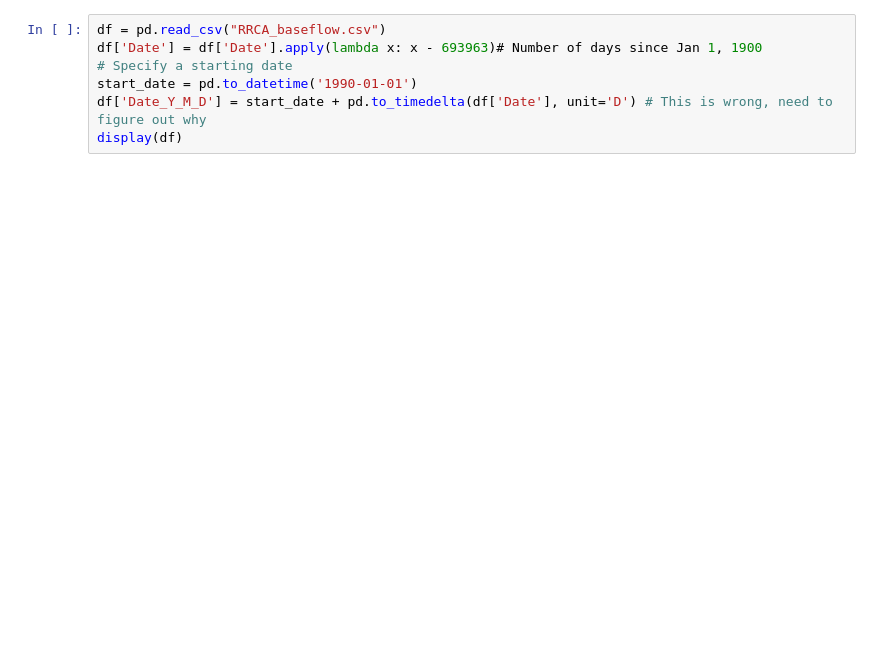
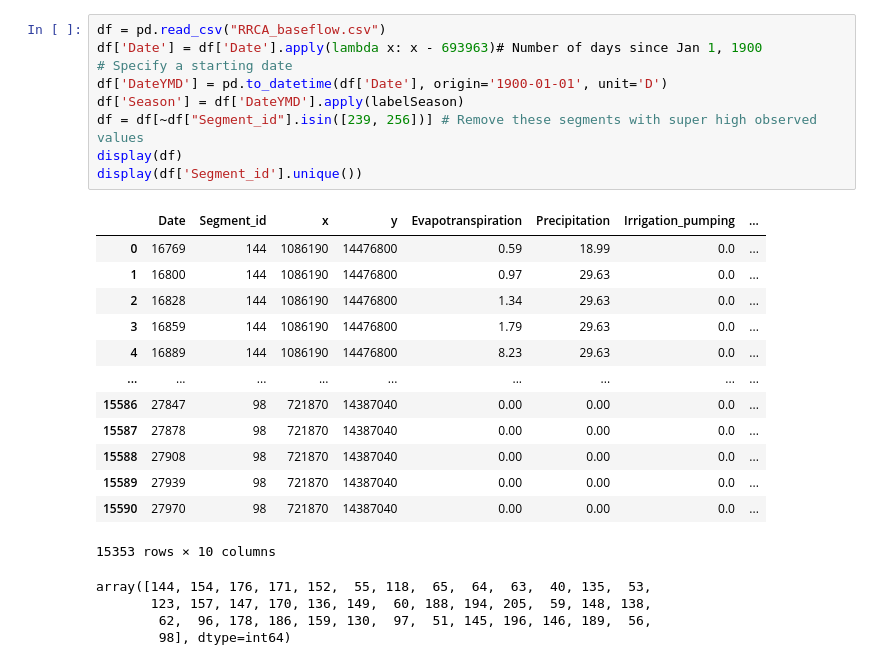
Before and after one commit to JHamoni676/cs5830_project6, a Jupyter notebook: layton.ipynb, the cells around one changed output. Drawn from its saved outputs; the diff is of its cells as text; blank space fills up the shorter version.

```diff
--- a/layton.ipynb
+++ b/layton.ipynb
@@ -5,7 +19,27 @@ import matplotlib.pyplot as plt
 # %%
 df = pd.read_csv("RRCA_baseflow.csv")
 df['Date'] = df['Date'].apply(lambda x: x - 693963)# Number of days since Jan 1, 1900
 # Specify a starting date
-start_date = pd.to_datetime('1990-01-01')
-df['Date_Y_M_D'] = start_date + pd.to_timedelta(df['Date'], unit='D') # This is wrong, need to figure out why
+df['DateYMD'] = pd.to_datetime(df['Date'], origin='1900-01-01', unit='D')
+df['Season'] = df['DateYMD'].apply(labelSeason)
+df = df[~df["Segment_id"].isin([239, 256])] # Remove these segments with super high observed values
 display(df)
+display(df['Segment_id'].unique())
+# %% [output]
+|  | Date | Segment_id | x | y | Evapotranspiration | Precipitation | Irrigation_pumping | ... |
+| 0 | 16769 | 144 | 1086190 | 14476800 | 0.59 | 18.99 | 0.0 | ... |
+| 1 | 16800 | 144 | 1086190 | 14476800 | 0.97 | 29.63 | 0.0 | ... |
+| 2 | 16828 | 144 | 1086190 | 14476800 | 1.34 | 29.63 | 0.0 | ... |
+| 3 | 16859 | 144 | 1086190 | 14476800 | 1.79 | 29.63 | 0.0 | ... |
+| 4 | 16889 | 144 | 1086190 | 14476800 | 8.23 | 29.63 | 0.0 | ... |
+| ... | ... | ... | ... | ... | ... | ... | ... | ... |
+| 15586 | 27847 | 98 | 721870 | 14387040 | 0.00 | 0.00 | 0.0 | ... |
+| 15587 | 27878 | 98 | 721870 | 14387040 | 0.00 | 0.00 | 0.0 | ... |
+| 15588 | 27908 | 98 | 721870 | 14387040 | 0.00 | 0.00 | 0.0 | ... |
+| 15589 | 27939 | 98 | 721870 | 14387040 | 0.00 | 0.00 | 0.0 | ... |
+| 15590 | 27970 | 98 | 721870 | 14387040 | 0.00 | 0.00 | 0.0 | ... |
+15353 rows × 10 columns
+array([144, 154, 176, 171, 152,  55, 118,  65,  64,  63,  40, 135,  53,
+       123, 157, 147, 170, 136, 149,  60, 188, 194, 205,  59, 148, 138,
+        62,  96, 178, 186, 159, 130,  97,  51, 145, 196, 146, 189,  56,
+        98], dtype=int64)
```
Also changed, not shown: parts of 13 cells of this notebook.
